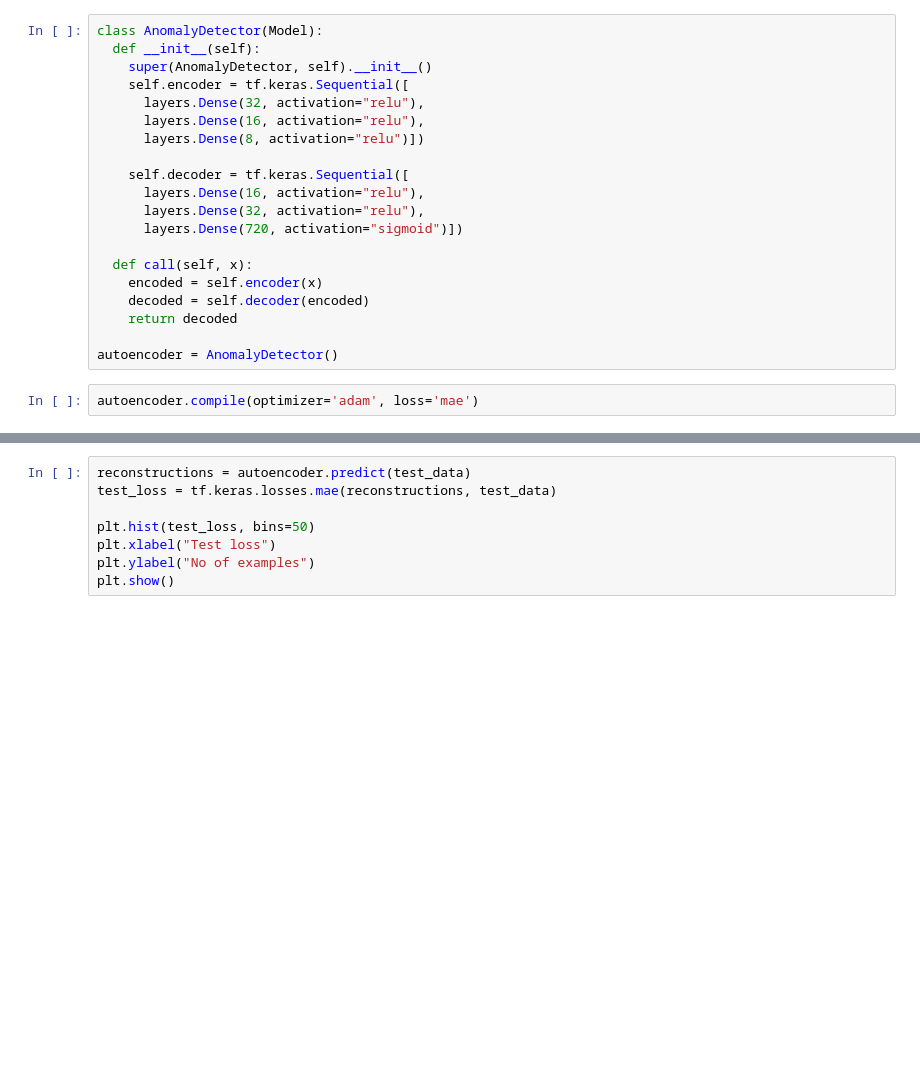
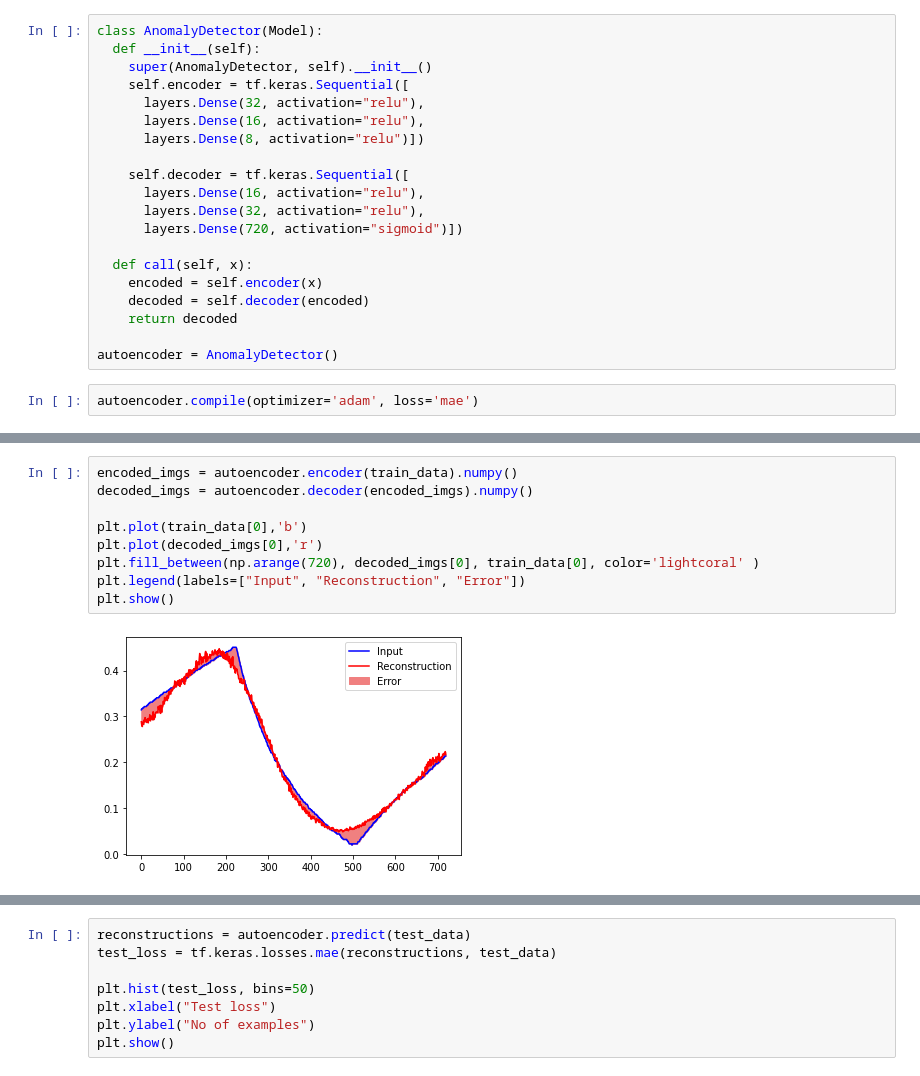
Before and after one commit to microsoft/ai-freezer-monitor, a Jupyter notebook: anomaly-detection-training/autoencoder_training.ipynb, the cells around one changed output, grey strips where cells are left out. Cells and saved outputs as stored; diff of their text form; blank space fills up the shorter version.

```diff
--- a/anomaly-detection-training/autoencoder_training.ipynb
+++ b/anomaly-detection-training/autoencoder_training.ipynb
@@ -143,3 +143,14 @@ plt.legend()
+# %%
+encoded_imgs = autoencoder.encoder(train_data).numpy()
+decoded_imgs = autoencoder.decoder(encoded_imgs).numpy()
+
+plt.plot(train_data[0],'b')
+plt.plot(decoded_imgs[0],'r')
+plt.fill_between(np.arange(720), decoded_imgs[0], train_data[0], color='lightcoral' )
+plt.legend(labels=["Input", "Reconstruction", "Error"])
+plt.show()
+# %% [output]
+[figure, added]
 # %%
 encoded_imgs = autoencoder.encoder(test_data).numpy()
 decoded_imgs = autoencoder.decoder(encoded_imgs).numpy()
```
Also changed, not shown: parts of 32 cells of this notebook, 14 other files.
